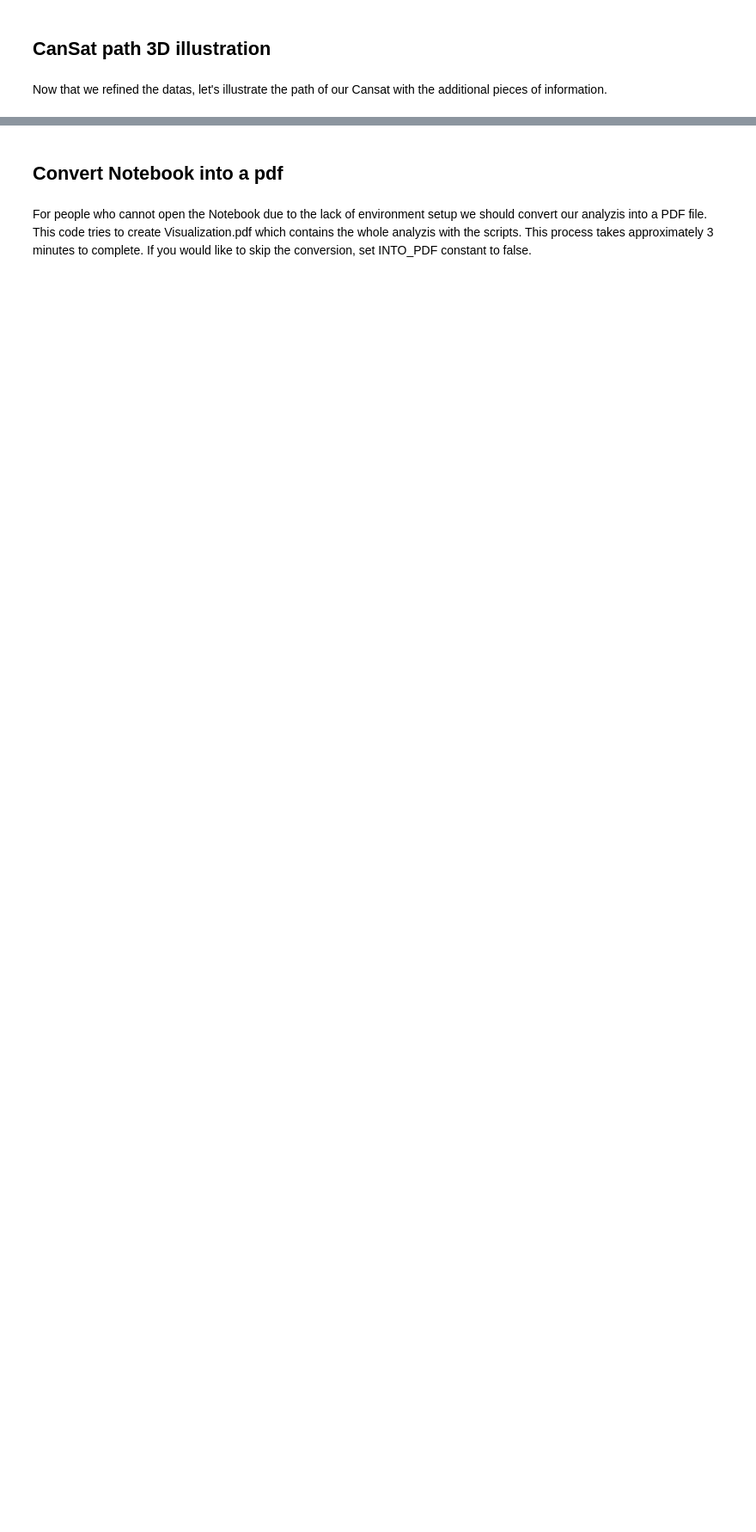
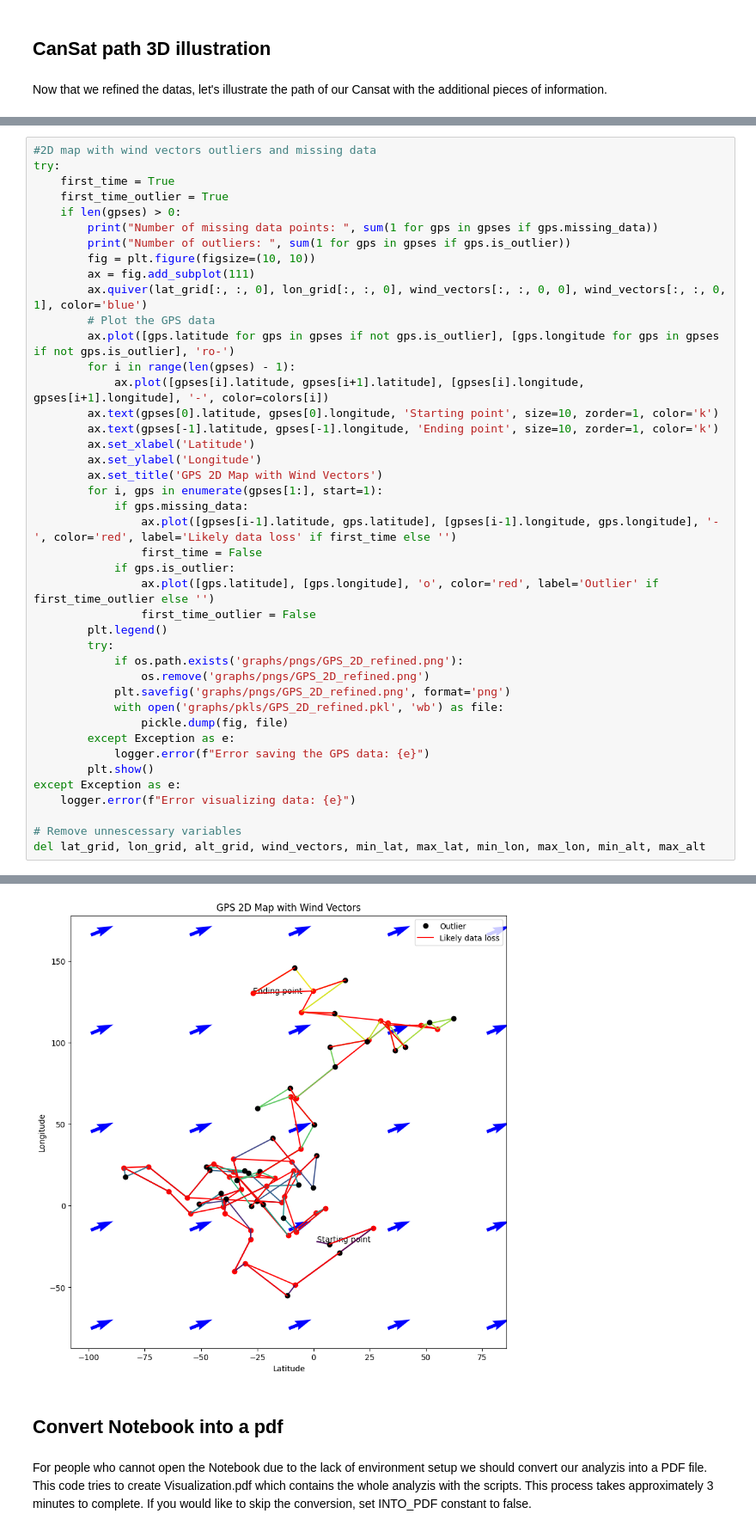
Before and after one commit to KarmaDemon/MGZ-CanSat-Ground-station, a Jupyter notebook: Visualization.ipynb, the cells around one changed output, grey strips where cells are left out. Shown at 86% size. Cells and saved outputs as stored; diff of their text form; blank space fills up the shorter version.

```diff
--- a/Visualization.ipynb
+++ b/Visualization.ipynb
@@ -645,0 +669,43 @@ Number of outliers:  35
+# %%
+#2D map with wind vectors outliers and missing data
+try:
+    first_time = True
+    first_time_outlier = True
+    if len(gpses) > 0:
+        print("Number of missing data points: ", sum(1 for gps in gpses if gps.missing_data))
+        print("Number of outliers: ", sum(1 for gps in gpses if gps.is_outlier))
+        fig = plt.figure(figsize=(10, 10))
+        ax = fig.add_subplot(111)
+        ax.quiver(lat_grid[:, :, 0], lon_grid[:, :, 0], wind_vectors[:, :, 0, 0], wind_vectors[:, :, 0, 1], color='blue')
+        # Plot the GPS data
+        ax.plot([gps.latitude for gps in gpses if not gps.is_outlier], [gps.longitude for gps in gpses if not gps.is_outlier], 'ro-')
+        for i in range(len(gpses) - 1):
+            ax.plot([gpses[i].latitude, gpses[i+1].latitude], [gpses[i].longitude, gpses[i+1].longitude], '-', color=colors[i])
+        ax.text(gpses[0].latitude, gpses[0].longitude, 'Starting point', size=10, zorder=1, color='k')
+        ax.text(gpses[-1].latitude, gpses[-1].longitude, 'Ending point', size=10, zorder=1, color='k')
+        ax.set_xlabel('Latitude')
+        ax.set_ylabel('Longitude')
+        ax.set_title('GPS 2D Map with Wind Vectors')
+        for i, gps in enumerate(gpses[1:], start=1):
+            if gps.missing_data:
+                ax.plot([gpses[i-1].latitude, gps.latitude], [gpses[i-1].longitude, gps.longitude], '-', color='red', label='Likely data loss' if first_time else '')
+                first_time = False
+            if gps.is_outlier:
+                ax.plot([gps.latitude], [gps.longitude], 'o', color='red', label='Outlier' if first_time_outlier else '')
+                first_time_outlier = False
+        plt.legend()
+        try:
+            if os.path.exists('graphs/pngs/GPS_2D_refined.png'):
+                os.remove('graphs/pngs/GPS_2D_refined.png')
+            plt.savefig('graphs/pngs/GPS_2D_refined.png', format='png')
+            with open('graphs/pkls/GPS_2D_refined.pkl', 'wb') as file:
+                pickle.dump(fig, file)
+        except Exception as e:
+            logger.error(f"Error saving the GPS data: {e}")
+        plt.show()
+except Exception as e:
+    logger.error(f"Error visualizing data: {e}")
+
+# Remove unnescessary variables
+del lat_grid, lon_grid, alt_grid, wind_vectors, min_lat, max_lat, min_lon, max_lon, min_alt, max_alt
+# %% [output]
@@ -646,3 +714,4 @@ Number of outliers:  35
+[figure, added]
 # %% [markdown]
 ## Convert Notebook into a pdf
 # %% [markdown]
```
Also changed, not shown: parts of 8 cells of this notebook, 17 other files.
